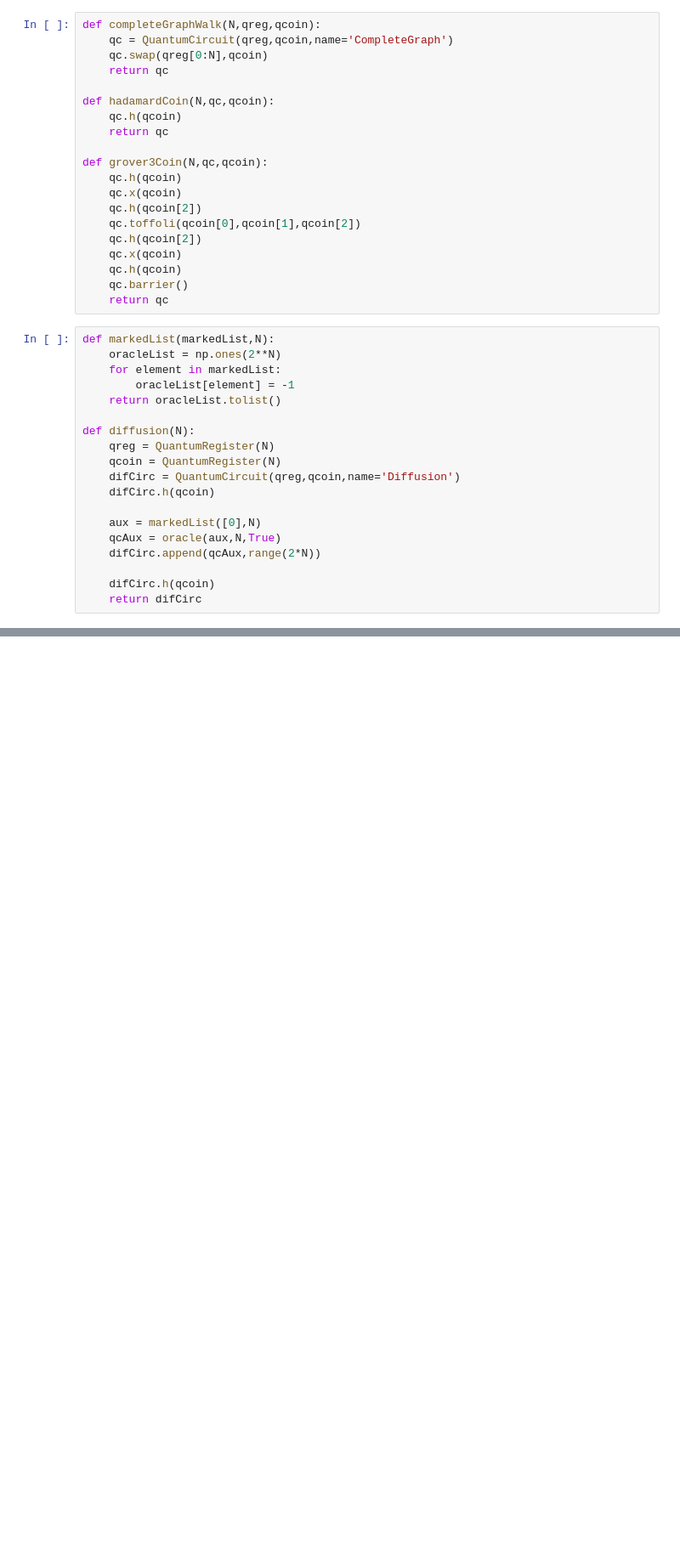
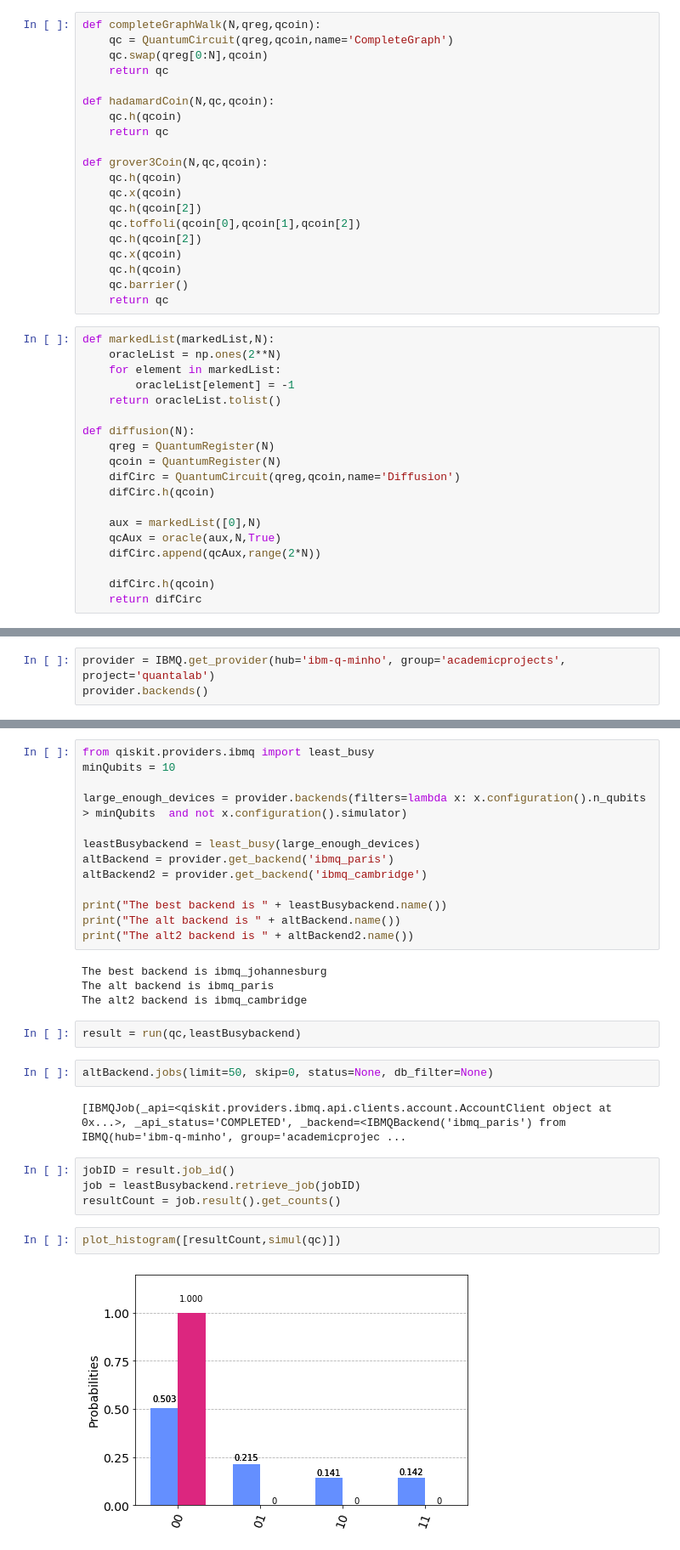
Before and after one commit to JaimePSantos/Dissertation-Tex-Code, a Jupyter notebook: Coding/Qiskit/Search/CompleteGraphGrover.ipynb, the cells around one changed output, grey strips where cells are left out. Shown at 85% size. Cells and saved outputs as stored; diff of their text form; blank space fills up the shorter version.

```diff
--- a/Coding/Qiskit/Search/CompleteGraphGrover.ipynb
+++ b/Coding/Qiskit/Search/CompleteGraphGrover.ipynb
@@ -125,0 +125,3 @@ plot_histogram([result_qasm,result_ibm], legend=legend)
+# %%
+provider = IBMQ.get_provider(hub='ibm-q-minho', group='academicprojects', project='quantalab')
+provider.backends()
@@ -125,0 +144,31 @@ plot_histogram([result_qasm,result_ibm], legend=legend)
+# %%
+from qiskit.providers.ibmq import least_busy
+minQubits = 10
+
+large_enough_devices = provider.backends(filters=lambda x: x.configuration().n_qubits > minQubits  and not x.configuration().simulator)
+
+leastBusybackend = least_busy(large_enough_devices)
+altBackend = provider.get_backend('ibmq_paris')
+altBackend2 = provider.get_backend('ibmq_cambridge')
+
+print("The best backend is " + leastBusybackend.name())
+print("The alt backend is " + altBackend.name())
+print("The alt2 backend is " + altBackend2.name())
+# %% [output]
+The best backend is ibmq_johannesburg
+The alt backend is ibmq_paris
+The alt2 backend is ibmq_cambridge
+# %%
+result = run(qc,leastBusybackend)
+# %%
+altBackend.jobs(limit=50, skip=0, status=None, db_filter=None)
+# %% [output]
+[IBMQJob(_api=<qiskit.providers.ibmq.api.clients.account.AccountClient object at 0x...>, _api_status='COMPLETED', _backend=<IBMQBackend('ibmq_paris') from IBMQ(hub='ibm-q-minho', group='academicprojec ...
+# %%
+jobID = result.job_id()
+job = leastBusybackend.retrieve_job(jobID)
+resultCount = job.result().get_counts()
+# %%
+plot_histogram([resultCount,simul(qc)])
+# %% [output]
+[figure, added]
```
Also changed, not shown: parts of 9 cells of this notebook, 1 other file.
